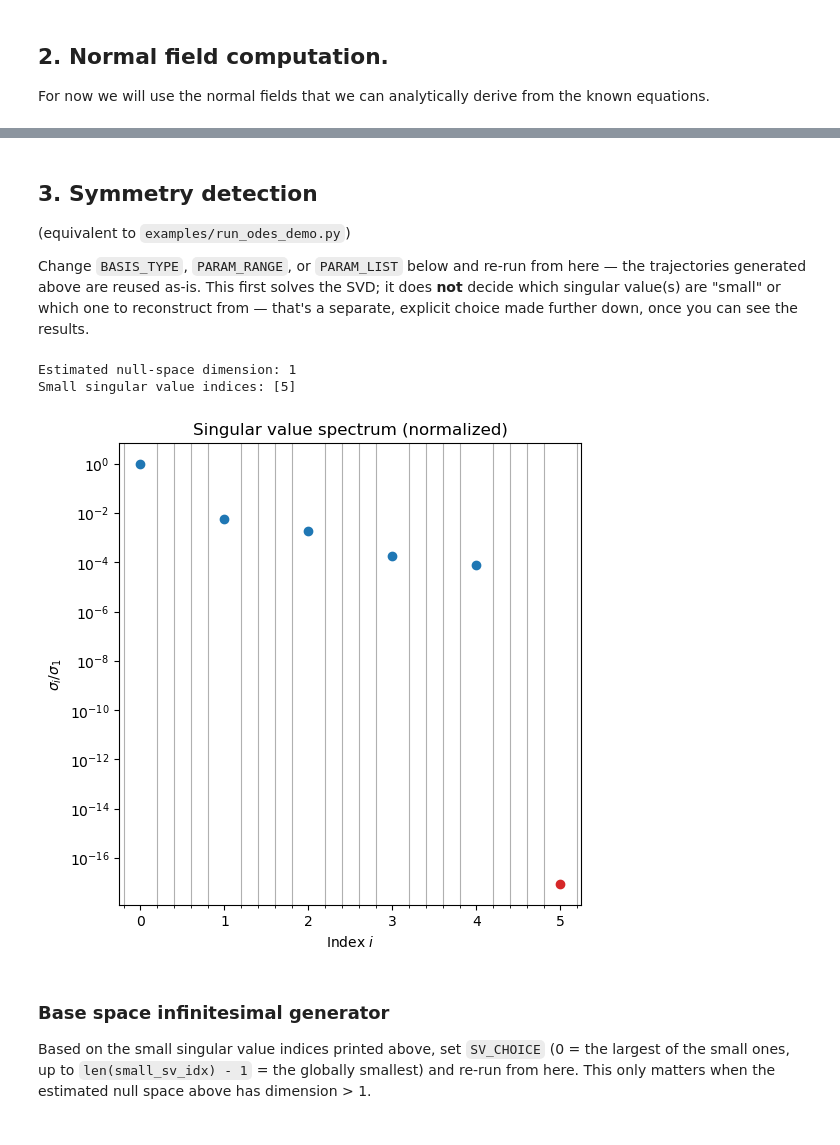
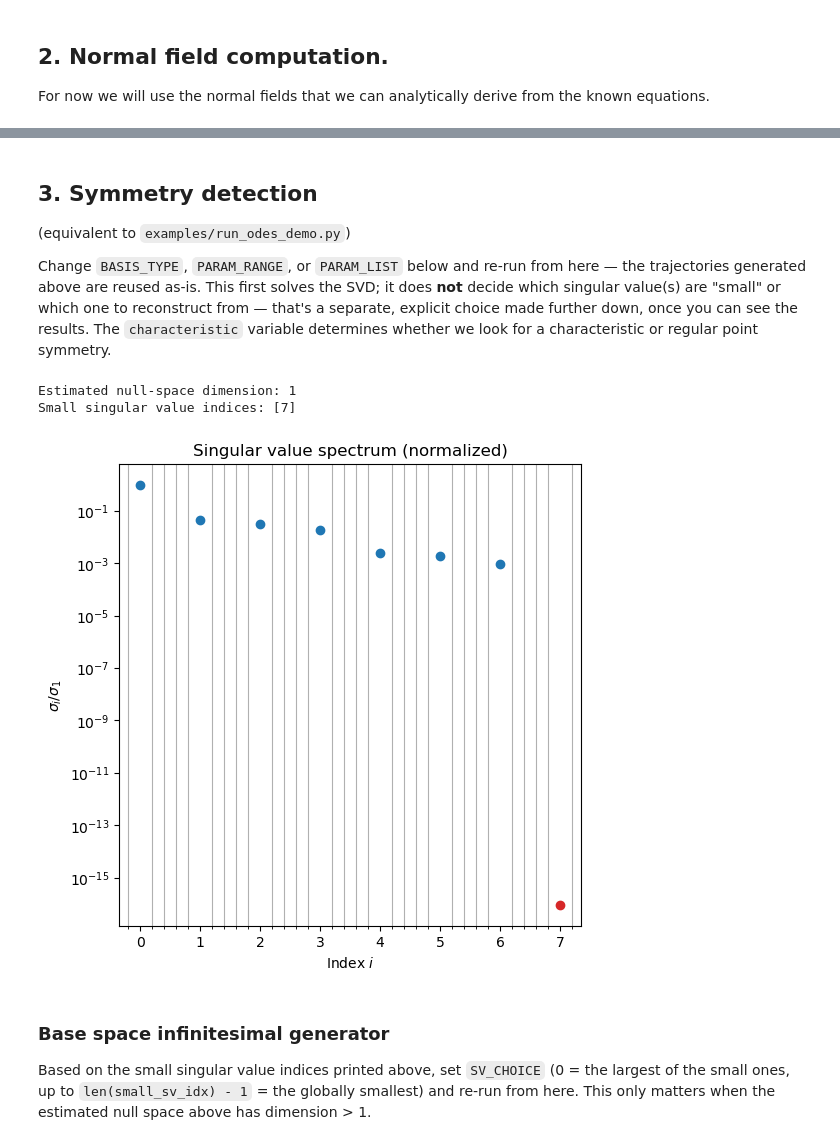
Before and after one commit to rros22/symmetry-detection, a Jupyter notebook: notebooks/ode_symmetry_explorer.ipynb, the cells around one changed output, grey strips where cells are left out. Drawn from its saved outputs; the diff is of its cells as text; code cells hidden in the pictures.

```diff
--- a/notebooks/ode_symmetry_explorer.ipynb
+++ b/notebooks/ode_symmetry_explorer.ipynb
@@ -29,7 +29,7 @@ from symmetry_detection import solver
 
 # --- ODE choice ---
 # One of gtr.ODES.keys(): "bernoulli", "rational", "riccati", "scaling", "abel"
-ODE = "bernoulli"
+ODE = "rational"
 
 print(f"ODE = {ODE!r}")
 
@@ -121,18 +123,19 @@ Change `BASIS_TYPE`, `PARAM_RANGE`, or `PARAM_LIST` below and re-run from here
 — the trajectories generated above are reused as-is. This first solves the
 SVD; it does **not** decide which singular value(s) are "small" or which one
 to reconstruct from — that's a separate, explicit choice made further down,
-once you can see the results.
+once you can see the results. The `characteristic` variable determines whether
+we look for a characteristic or regular point symmetry.
 # %%
 # --- Basis function family ---
 # "monomial" or "chebyshev" (see symmetry_detection.basis_functions.BASIS_FUNCTIONS)
 BASIS_TYPE = "monomial"
-characteristic = True
+characteristic = False
 
 # --- Basis elements: pick a range OR an explicit list, exactly like the CLI's
 # --param_range / --param_list flags (see data_matrices.resolve_basis_args).
 # PARAM_LIST always overrides PARAM_RANGE when it is not None.
-PARAM_RANGE = (-2, 2)  # all (m, n) pairs with m, n in 0..3
-PARAM_LIST = [(0,0), (1,0), (-2,2)]    # e.g. [(0, 0), (1, 0), (0, 1), (2, 1)] to pick elements individually
+PARAM_RANGE = (0, 1)  # all (m, n) pairs with m, n in 0..3
+PARAM_LIST = None #[(0,0), (1,0), (-2,2)]    # e.g. [(0, 0), (1, 0), (0, 1), (2, 1)] to pick elements individually
 sv_ratio = 1000
 
 # Resolve basis parameters the same way the CLI does: PARAM_LIST overrides
@@ -148,35 +151,35 @@ basis_args = dm.resolve_basis_args(basis_args)
 # pure linear algebra: solve_svd makes no judgment about which singular
 # value(s) are "small" - that's a separate, explicit step below, done only
 # after you can see svd_result.S here.
 svd_result = solver.solve_svd(
     X_stacked, N,
     basis_type=basis_args.basis_type,
     param_range=basis_args.param_range,
     param_list=basis_args.param_list,
     characteristic=characteristic
 )
 small_sv_idx = solver.small_singular_value_indices(svd_result.S, drop_ratio=sv_ratio)
 rpt.print_svd_summary(svd_result.S, small_sv_idx)
 
 S_norm = svd_result.S / svd_result.S[0]
 all_idx = np.arange(len(svd_result.S))
 large_sv_idx = np.setdiff1d(all_idx, small_sv_idx, assume_unique=True)
 
 fig3, ax3 = plt.subplots(figsize=(6, 6))
 
 ax3.semilogy(large_sv_idx, S_norm[large_sv_idx], marker='o', linestyle='None', color='C0')
 ax3.semilogy(small_sv_idx, S_norm[small_sv_idx], marker='o', linestyle='None', color='C3')
 ax3.set_xlabel("Index $i$")
 ax3.set_ylabel(r"$\sigma_i / \sigma_1$")
 ax3.set_title("Singular value spectrum (normalized)")
 ax3.set_box_aspect(1)
 """I need a fine grid"""
 ax3.grid(which='minor')
 ax3.minorticks_on()
 # %% [output]
 Estimated null-space dimension: 1
-Small singular value indices: [5]
+Small singular value indices: [7]
-[figure, old version]
+[figure, new version]
 # %% [markdown]
 ### Base space infinitesimal generator
 
```
Also changed, not shown: parts of 4 cells of this notebook, 3 other files.
